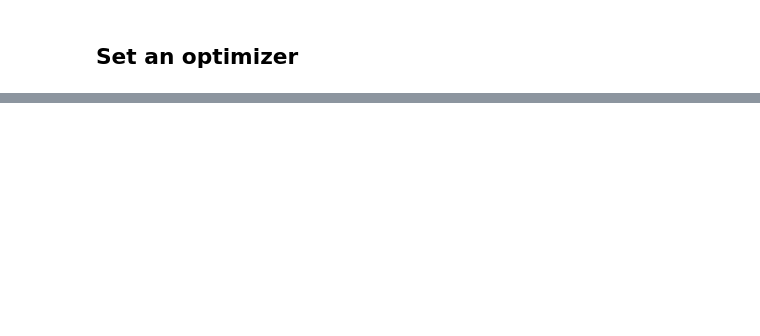
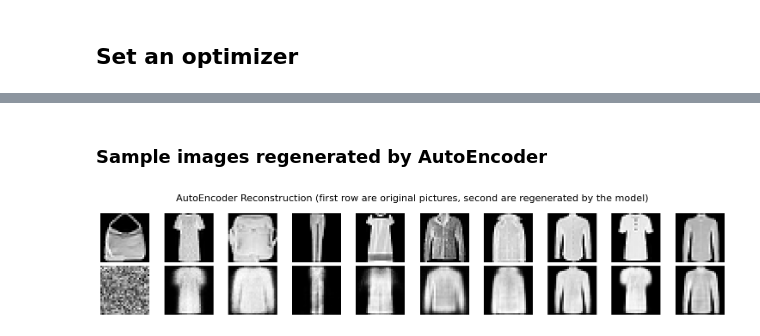
Before and after one commit to Matiar15/deep-learning, a Jupyter notebook: src/auto_encoder.ipynb, the cells around one changed output, grey strips where cells are left out. Cells and saved outputs as stored; diff of their text form; code cells hidden in the pictures; blank space fills up the shorter version.

```diff
--- a/src/auto_encoder.ipynb
+++ b/src/auto_encoder.ipynb
@@ -112,0 +231,19 @@ criterion = torch.optim.Adam(
+# %% [markdown]
+### Sample images regenerated by AutoEncoder
+# %%
+fig, axes = plt.subplots(2, hyper_params.epochs, figsize=(15, 3))
+
+for i in range(hyper_params.epochs):
+    img = original_images[i]
+    axes[0, i].imshow(img, cmap='gray')
+    axes[0, i].axis("off")
+
+    noisy_img = model_reconstructed_images[i]
+    axes[1, i].imshow(noisy_img, cmap='gray')
+    axes[1, i].axis("off")
+
+plt.suptitle("AutoEncoder Reconstruction (first row are original pictures, second are regenerated by the model)", fontsize=16)
+plt.tight_layout()
+plt.show()
+# %% [output]
+[figure, added]
```
Also changed, not shown: parts of 14 cells of this notebook, 1 other file.
